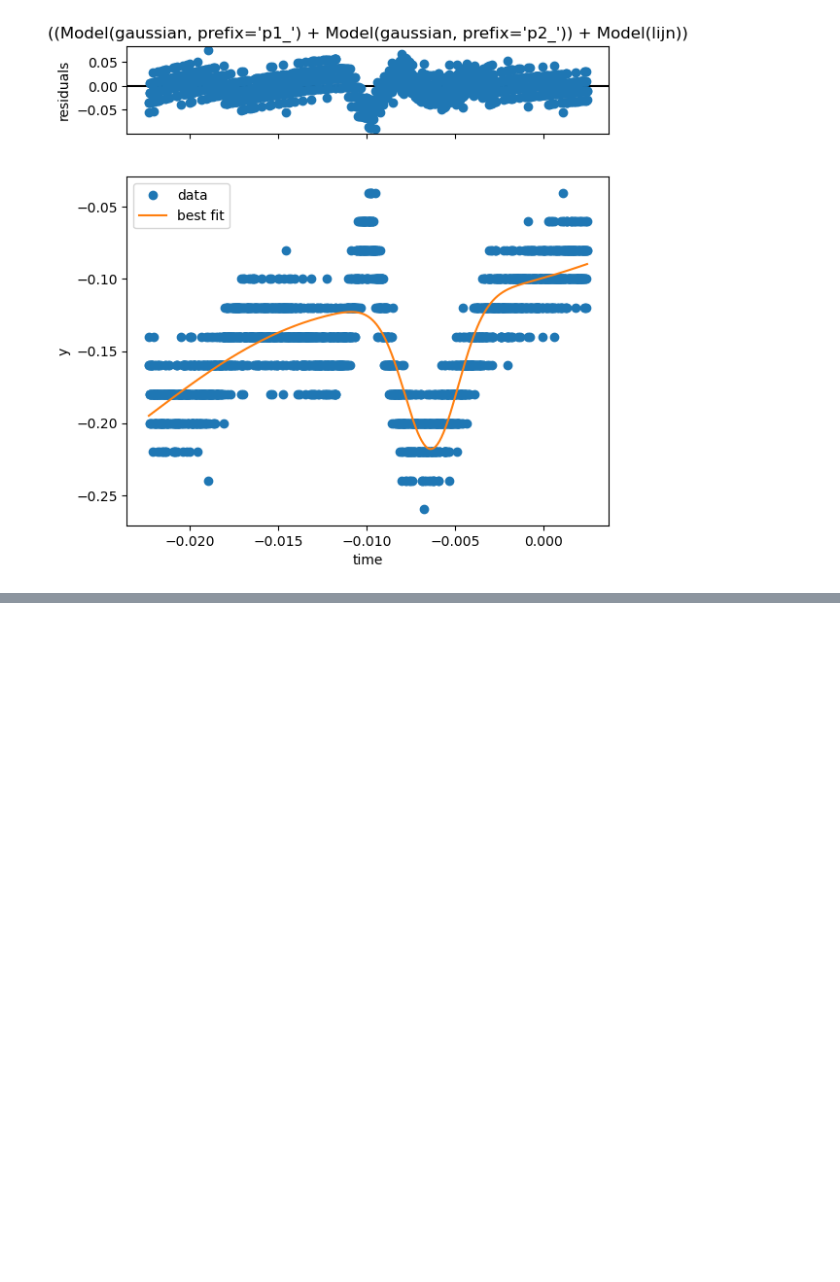
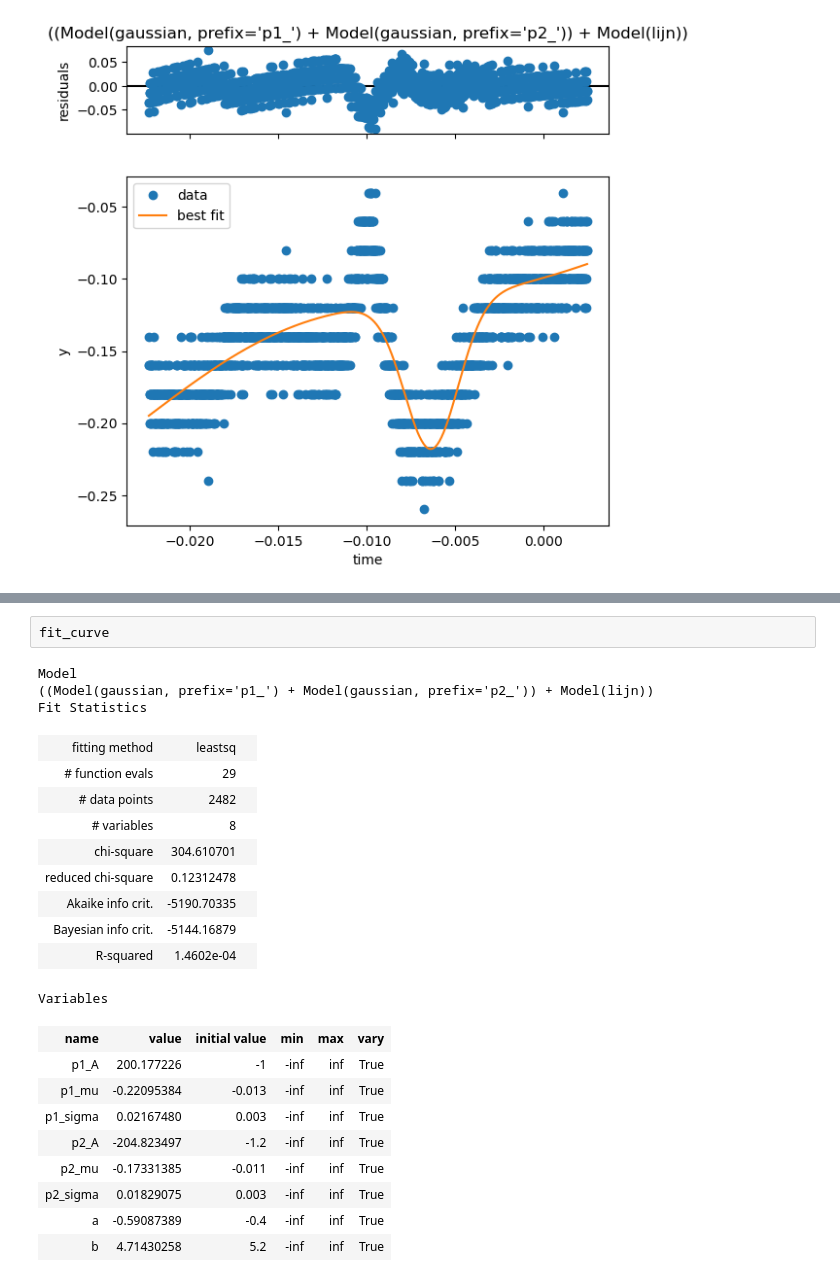
Before and after one commit to sabrahaim/Rubidium-spectrum, a Jupyter notebook: oude_metingen/spectra.ipynb, the cells around one changed output, grey strips where cells are left out. Drawn from its saved outputs; the diff is of its cells as text; blank space fills up the shorter version.

```diff
--- a/spectra.ipynb
+++ b/oude_metingen/spectra.ipynb
@@ -88,0 +99,25 @@ Correlations (unreported correlations are < 0.100)
+# %%
+fit_curve
+# %% [output]
+Model
+((Model(gaussian, prefix='p1_') + Model(gaussian, prefix='p2_')) + Model(lijn))
+Fit Statistics
+| fitting method | leastsq |  |
+| # function evals | 29 |  |
+| # data points | 2482 |  |
+| # variables | 8 |  |
+| chi-square | 304.610701 |  |
+| reduced chi-square | 0.12312478 |  |
+| Akaike info crit. | -5190.70335 |  |
+| Bayesian info crit. | -5144.16879 |  |
+| R-squared | 1.4602e-04 |  |
+Variables
+| name | value | initial value | min | max | vary |
+| p1_A | 200.177226 | -1 | -inf | inf | True |
+| p1_mu | -0.22095384 | -0.013 | -inf | inf | True |
+| p1_sigma | 0.02167480 | 0.003 | -inf | inf | True |
+| p2_A | -204.823497 | -1.2 | -inf | inf | True |
+| p2_mu | -0.17331385 | -0.011 | -inf | inf | True |
+| p2_sigma | 0.01829075 | 0.003 | -inf | inf | True |
+| a | -0.59087389 | -0.4 | -inf | inf | True |
+| b | 4.71430258 | 5.2 | -inf | inf | True |
```
Also changed, not shown: parts of 5 cells of this notebook, 6 other files.
